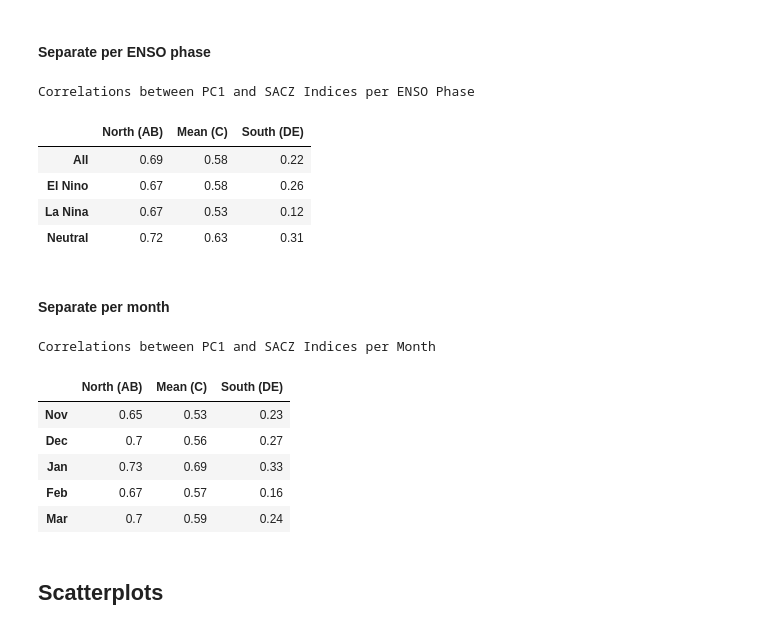
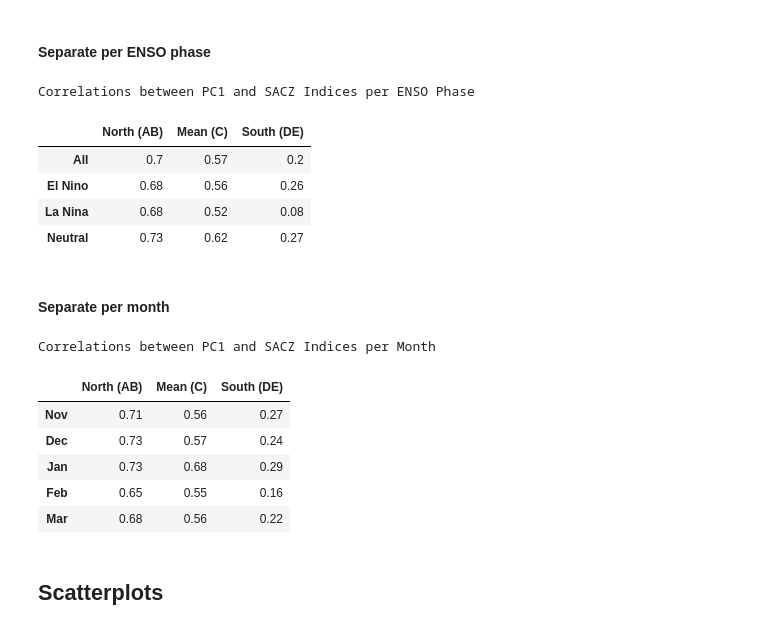
Before and after one commit to davidmnielsen/hugo_sacz_indices, a Jupyter notebook: Hugo_SACZ_Index_Correlations.ipynb, the cells around one changed output. Saved outputs shown, nothing was run; the diff lists cells and outputs as text; code cells hidden in the pictures.

```diff
--- a/Hugo_SACZ_Index_Correlations.ipynb
+++ b/Hugo_SACZ_Index_Correlations.ipynb
@@ -30,0 +63,4 @@ data.head()
+# %%
+data['AB'] = ps.standardize(stats.boxcox(data['AB'].values, 0))
+data['C']  = ps.standardize(stats.boxcox(data['C'] .values, 0))
+data['DE'] = ps.standardize(stats.boxcox(data['DE'].values, 0))
@@ -60,46 +126,46 @@ df_enso_corrmat = pd.DataFrame(np.round(enso_corrmat[:,1:], decimals=2),
                                columns=['North (AB)', 'Mean (C)', 'South (DE)'],
                                index=['All', 'El Nino', 'La Nina', 'Neutral'])
 cm = sns.light_palette("green", as_cmap=True)
-out = df_enso_corrmat.style.background_gradient(cmap=cm)\
+out = df_enso_corrmat.style.background_gradient(cmap=cm, axis=None)\
 .set_caption("Correlations between PC1 and SACZ Indices per ENSO Phase")
 out
 # %% [output]
 Correlations between PC1 and SACZ Indices per ENSO Phase
 |  | North (AB) | Mean (C) | South (DE) |
-| All | 0.69 | 0.58 | 0.22 |
-| El Nino | 0.67 | 0.58 | 0.26 |
-| La Nina | 0.67 | 0.53 | 0.12 |
-| Neutral | 0.72 | 0.63 | 0.31 |
+| All | 0.7 | 0.57 | 0.2 |
+| El Nino | 0.68 | 0.56 | 0.26 |
+| La Nina | 0.68 | 0.52 | 0.08 |
+| Neutral | 0.73 | 0.62 | 0.27 |
 # %% [markdown]
 #### Separate per month
 # %%
 nov = data[data['Mes']==11]
 dec = data[data['Mes']==12]
 jan = data[data['Mes']==1]
 feb = data[data['Mes']==2]
 mar = data[data['Mes']==3]
 nov_corr = nov[['PC1', 'AB', 'C', 'DE']].corr()
 dev_corr = dec[['PC1', 'AB', 'C', 'DE']].corr()
 jan_corr = jan[['PC1', 'AB', 'C', 'DE']].corr()
 feb_corr = feb[['PC1', 'AB', 'C', 'DE']].corr()
 mar_corr = mar[['PC1', 'AB', 'C', 'DE']].corr()
 
 mon_corrmat = np.vstack([nov_corr['PC1'], dev_corr['PC1'], jan_corr['PC1'], feb_corr['PC1'], mar_corr['PC1']] )
 df_mon_corrmat = pd.DataFrame(np.round(mon_corrmat[:,1:], decimals=2),
                               columns=['North (AB)', 'Mean (C)', 'South (DE)'],
                               index=['Nov', 'Dec', 'Jan', 'Feb', 'Mar'])
 cm = sns.light_palette("green", as_cmap=True)
-out = df_mon_corrmat.style.background_gradient(cmap=cm)\
+out = df_mon_corrmat.style.background_gradient(cmap=cm, axis=None)\
 .set_caption("Correlations between PC1 and SACZ Indices per Month")
 out
 # %% [output]
 Correlations between PC1 and SACZ Indices per Month
 |  | North (AB) | Mean (C) | South (DE) |
-| Nov | 0.65 | 0.53 | 0.23 |
-| Dec | 0.7 | 0.56 | 0.27 |
-| Jan | 0.73 | 0.69 | 0.33 |
-| Feb | 0.67 | 0.57 | 0.16 |
-| Mar | 0.7 | 0.59 | 0.24 |
+| Nov | 0.71 | 0.56 | 0.27 |
+| Dec | 0.73 | 0.57 | 0.24 |
+| Jan | 0.73 | 0.68 | 0.29 |
+| Feb | 0.65 | 0.55 | 0.16 |
+| Mar | 0.68 | 0.56 | 0.22 |
 # %% [markdown]
 ## Scatterplots
 # %% [markdown]
```
Also changed, not shown: parts of 11 cells of this notebook, 7 other files.
